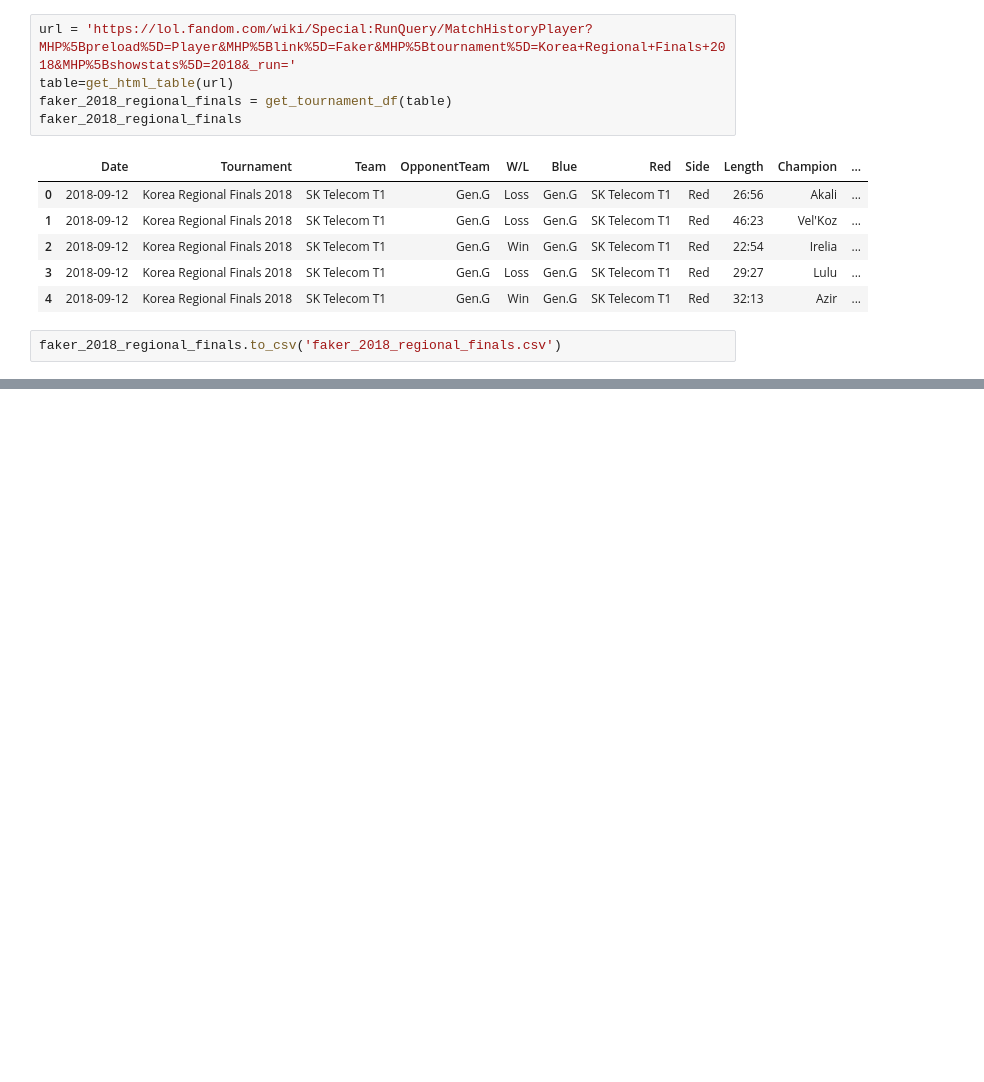
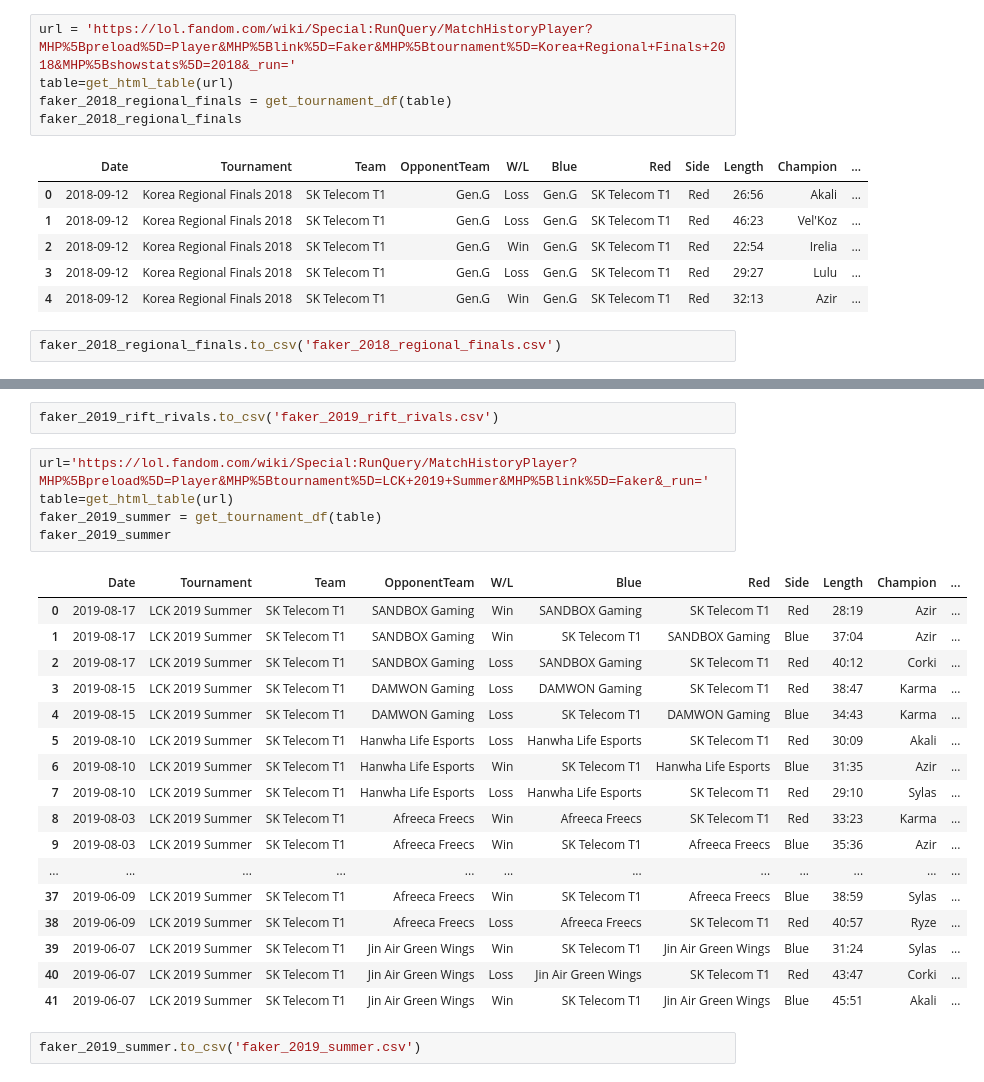
Before and after one commit to benbielin/lol-esports-stats, a Jupyter notebook: faker-stats.ipynb, the cells around one changed output, grey strips where cells are left out. Saved outputs shown, nothing was run; the diff lists cells and outputs as text; blank space fills up the shorter version.

```diff
--- a/faker-stats.ipynb
+++ b/faker-stats.ipynb
@@ -1114,0 +1205,27 @@ faker_2018_regional_finals.to_csv('faker_2018_regional_finals.csv')
+# %%
+faker_2019_rift_rivals.to_csv('faker_2019_rift_rivals.csv')
+# %%
+url='https://lol.fandom.com/wiki/Special:RunQuery/MatchHistoryPlayer?MHP%5Bpreload%5D=Player&MHP%5Btournament%5D=LCK+2019+Summer&MHP%5Blink%5D=Faker&_run='
+table=get_html_table(url)
+faker_2019_summer = get_tournament_df(table)
+faker_2019_summer
+# %% [output]
+|  | Date | Tournament | Team | OpponentTeam | W/L | Blue | Red | Side | Length | Champion | ... |
+| 0 | 2019-08-17 | LCK 2019 Summer | SK Telecom T1 | SANDBOX Gaming | Win | SANDBOX Gaming | SK Telecom T1 | Red | 28:19 | Azir | ... |
+| 1 | 2019-08-17 | LCK 2019 Summer | SK Telecom T1 | SANDBOX Gaming | Win | SK Telecom T1 | SANDBOX Gaming | Blue | 37:04 | Azir | ... |
+| 2 | 2019-08-17 | LCK 2019 Summer | SK Telecom T1 | SANDBOX Gaming | Loss | SANDBOX Gaming | SK Telecom T1 | Red | 40:12 | Corki | ... |
+| 3 | 2019-08-15 | LCK 2019 Summer | SK Telecom T1 | DAMWON Gaming | Loss | DAMWON Gaming | SK Telecom T1 | Red | 38:47 | Karma | ... |
+| 4 | 2019-08-15 | LCK 2019 Summer | SK Telecom T1 | DAMWON Gaming | Loss | SK Telecom T1 | DAMWON Gaming | Blue | 34:43 | Karma | ... |
+| 5 | 2019-08-10 | LCK 2019 Summer | SK Telecom T1 | Hanwha Life Esports | Loss | Hanwha Life Esports | SK Telecom T1 | Red | 30:09 | Akali | ... |
+| 6 | 2019-08-10 | LCK 2019 Summer | SK Telecom T1 | Hanwha Life Esports | Win | SK Telecom T1 | Hanwha Life Esports | Blue | 31:35 | Azir | ... |
+| 7 | 2019-08-10 | LCK 2019 Summer | SK Telecom T1 | Hanwha Life Esports | Loss | Hanwha Life Esports | SK Telecom T1 | Red | 29:10 | Sylas | ... |
+| 8 | 2019-08-03 | LCK 2019 Summer | SK Telecom T1 | Afreeca Freecs | Win | Afreeca Freecs | SK Telecom T1 | Red | 33:23 | Karma | ... |
+| 9 | 2019-08-03 | LCK 2019 Summer | SK Telecom T1 | Afreeca Freecs | Win | SK Telecom T1 | Afreeca Freecs | Blue | 35:36 | Azir | ... |
+| ... | ... | ... | ... | ... | ... | ... | ... | ... | ... | ... | ... |
+| 37 | 2019-06-09 | LCK 2019 Summer | SK Telecom T1 | Afreeca Freecs | Win | SK Telecom T1 | Afreeca Freecs | Blue | 38:59 | Sylas | ... |
+| 38 | 2019-06-09 | LCK 2019 Summer | SK Telecom T1 | Afreeca Freecs | Loss | Afreeca Freecs | SK Telecom T1 | Red | 40:57 | Ryze | ... |
+| 39 | 2019-06-07 | LCK 2019 Summer | SK Telecom T1 | Jin Air Green Wings | Win | SK Telecom T1 | Jin Air Green Wings | Blue | 31:24 | Sylas | ... |
+| 40 | 2019-06-07 | LCK 2019 Summer | SK Telecom T1 | Jin Air Green Wings | Loss | Jin Air Green Wings | SK Telecom T1 | Red | 43:47 | Corki | ... |
+| 41 | 2019-06-07 | LCK 2019 Summer | SK Telecom T1 | Jin Air Green Wings | Win | SK Telecom T1 | Jin Air Green Wings | Blue | 45:51 | Akali | ... |
+# %%
+faker_2019_summer.to_csv('faker_2019_summer.csv')
```
Also changed, not shown: parts of 16 cells of this notebook.
